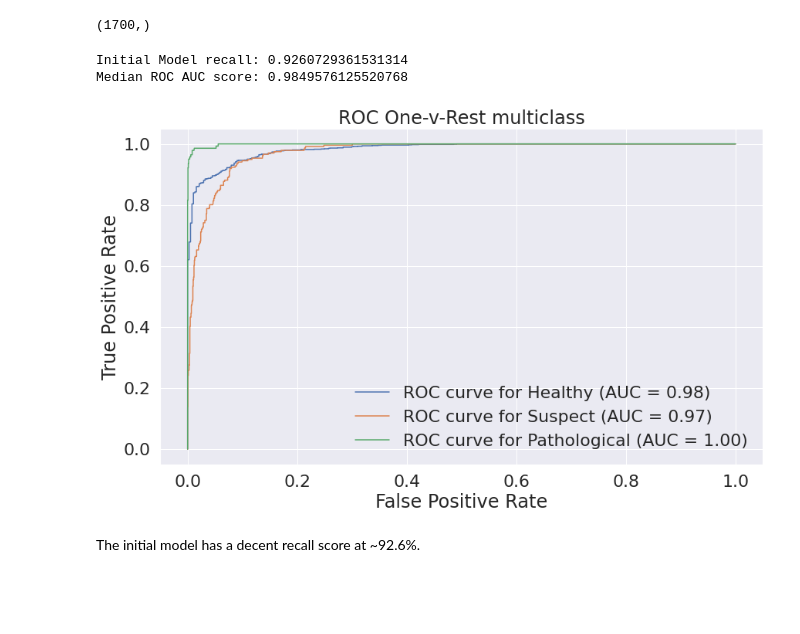
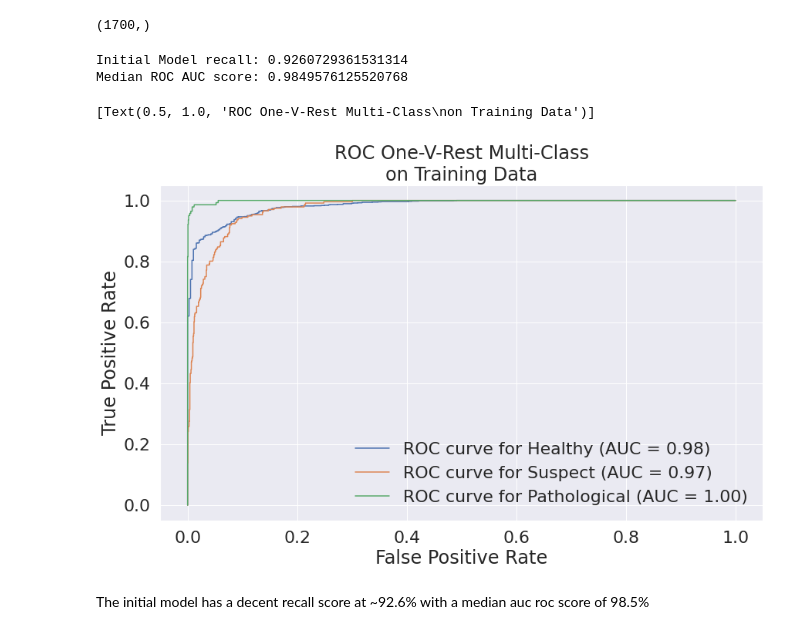
Before and after one commit to ParkedHampster/Fetal-Health-Classification-Prediction, a Jupyter notebook: scratch_books/scratch.ipynb, the cells around one changed output. Drawn from its saved outputs; the diff is of its cells as text; code cells hidden in the pictures; blank space fills up the shorter version.

```diff
--- a/scratch_books/scratch.ipynb
+++ b/scratch_books/scratch.ipynb
@@ -249,11 +249,19 @@ y_train.shape
 # %%
 fig, ax = plt.subplots(figsize=(14,8))
 model_scoring(initial_tree_pipeline,X_train,y_train,average='macro',
                         plot_curve=True, ax=ax,
-                        class_names=['Healthy','Suspect','Pathological']);
+                        class_names=['Healthy','Suspect','Pathological'])
+
+ax.set(
+    title="ROC One-V-Rest Multi-Class\non Training Data"
+)
+
+'';
 # %% [output]
 Initial Model recall: 0.9260729361531314
 Median ROC AUC score: 0.9849576125520768
+[Text(0.5, 1.0, 'ROC One-V-Rest Multi-Class\non Training Data')]
-[figure, old version]
+[figure, new version]
 # %% [markdown]
-The initial model has a decent recall score at ~92.6%.
+The initial model has a decent recall score at ~92.6% with
+a median auc roc score of 98.5%
```
Also changed, not shown: parts of 7 cells of this notebook, 1 other file.
